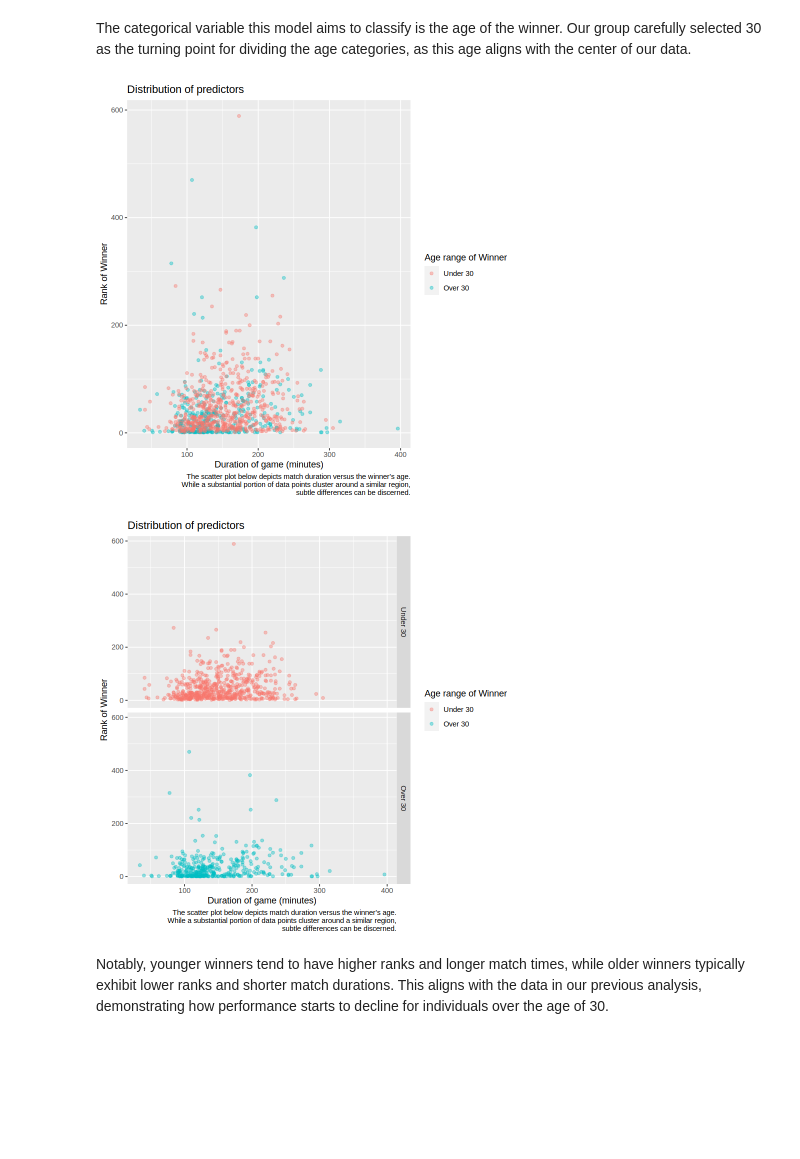
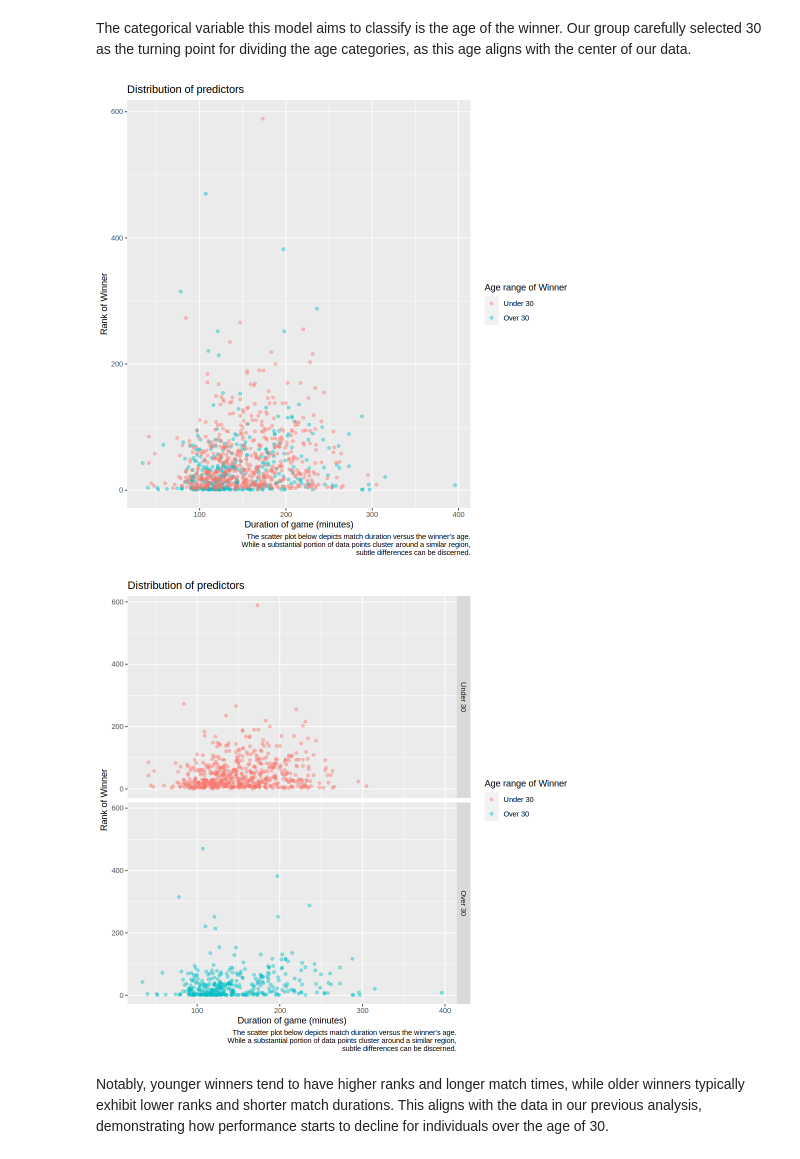
Before and after one commit to Windy-Huang/DSCI-100-009-22, a Jupyter notebook: tennis.ipynb, the cells around one changed output. Cells and saved outputs as stored; diff of their text form; code cells hidden in the pictures; blank space fills up the shorter version.

Commit message:
Changed sizes of plots
width = 8 height = 8

```diff
--- a/tennis.ipynb
+++ b/tennis.ipynb
@@ -177,24 +162,26 @@ attr(,"class")
 # %% [markdown]
 The categorical variable this model aims to classify is the age of the winner. Our group carefully selected 30 as the turning point for dividing the age categories, as this age aligns with the center of our data.
 # %%
+options(repr.plot.width = 8, repr.plot.height = 8)
+
 tennis_plot <- tennis_training |>
     ggplot(aes(x=minutes, y=winner_rank, color=age)) +
     geom_point(alpha=0.4) +
     labs(x="Duration of game (minutes)",
          y="Rank of Winner",
          color="Age range of Winner",
          caption="The scatter plot below depicts match duration versus the winner's age.
                   While a substantial portion of data points cluster around a similar region,
                   subtle differences can be discerned.") +
     ggtitle("Distribution of predictors")
 tennis_plot
 
 tennis_facet <- tennis_plot +
     facet_grid(rows=vars(age))
 tennis_facet
 # %% [output]
-[figure, old version]
+[figure, new version]
-[figure, old version]
+[figure, new version]
 # %% [markdown]
 Notably, younger winners tend to have higher ranks and longer match times, while older winners typically exhibit lower ranks and shorter match durations. This aligns with the data in our previous analysis, demonstrating how performance starts to decline for individuals over the age of 30.
 # %% [markdown]
```
Also changed, not shown: parts of 2 cells of this notebook.
